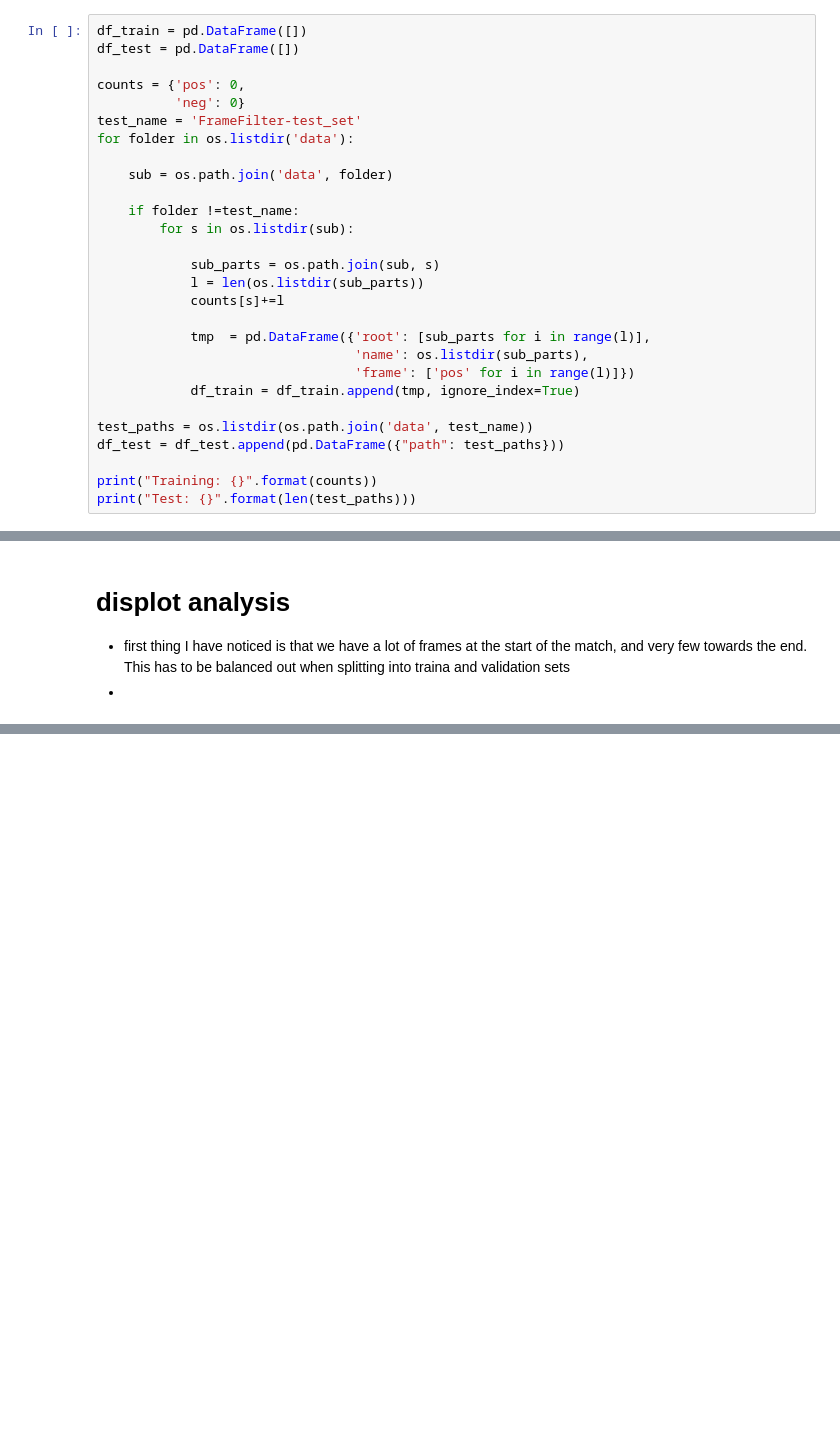
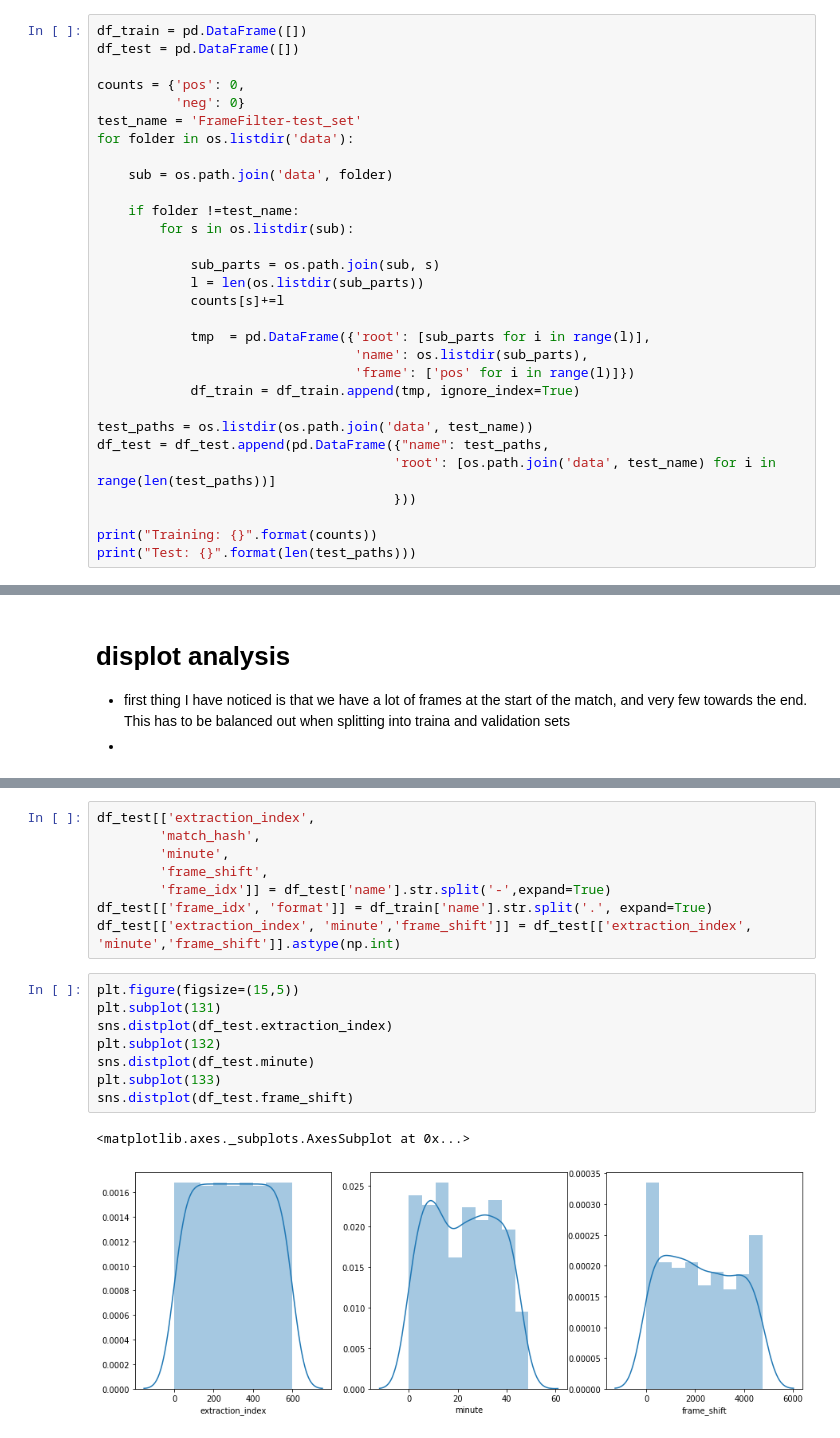
Before and after one commit to Ostyk/respo.vision, a Jupyter notebook: data_inspection.ipynb, the cells around one changed output, grey strips where cells are left out. Saved outputs shown, nothing was run; the diff lists cells and outputs as text; blank space fills up the shorter version.

```diff
--- a/data_inspection.ipynb
+++ b/data_inspection.ipynb
@@ -43,7 +31,9 @@ for folder in os.listdir('data'):
             df_train = df_train.append(tmp, ignore_index=True)
 
 test_paths = os.listdir(os.path.join('data', test_name))
-df_test = df_test.append(pd.DataFrame({"path": test_paths}))
+df_test = df_test.append(pd.DataFrame({"name": test_paths,
+                                      'root': [os.path.join('data', test_name) for i in range(len(test_paths))]
+                                      }))
 
 print("Training: {}".format(counts))
 print("Test: {}".format(len(test_paths)))
@@ -85,0 +110,19 @@ sns.distplot(df_train.frame_shift)
+# %%
+df_test[['extraction_index',
+        'match_hash',
+        'minute',
+        'frame_shift',
+        'frame_idx']] = df_test['name'].str.split('-',expand=True)
+df_test[['frame_idx', 'format']] = df_train['name'].str.split('.', expand=True)
+df_test[['extraction_index', 'minute','frame_shift']] = df_test[['extraction_index', 'minute','frame_shift']].astype(np.int)
+# %%
+plt.figure(figsize=(15,5))
+plt.subplot(131)
+sns.distplot(df_test.extraction_index)
+plt.subplot(132)
+sns.distplot(df_test.minute)
+plt.subplot(133)
+sns.distplot(df_test.frame_shift)
+# %% [output]
+<matplotlib.axes._subplots.AxesSubplot at 0x...>
+[figure, added]
```
Also changed, not shown: parts of 14 cells of this notebook, 1 other file.
